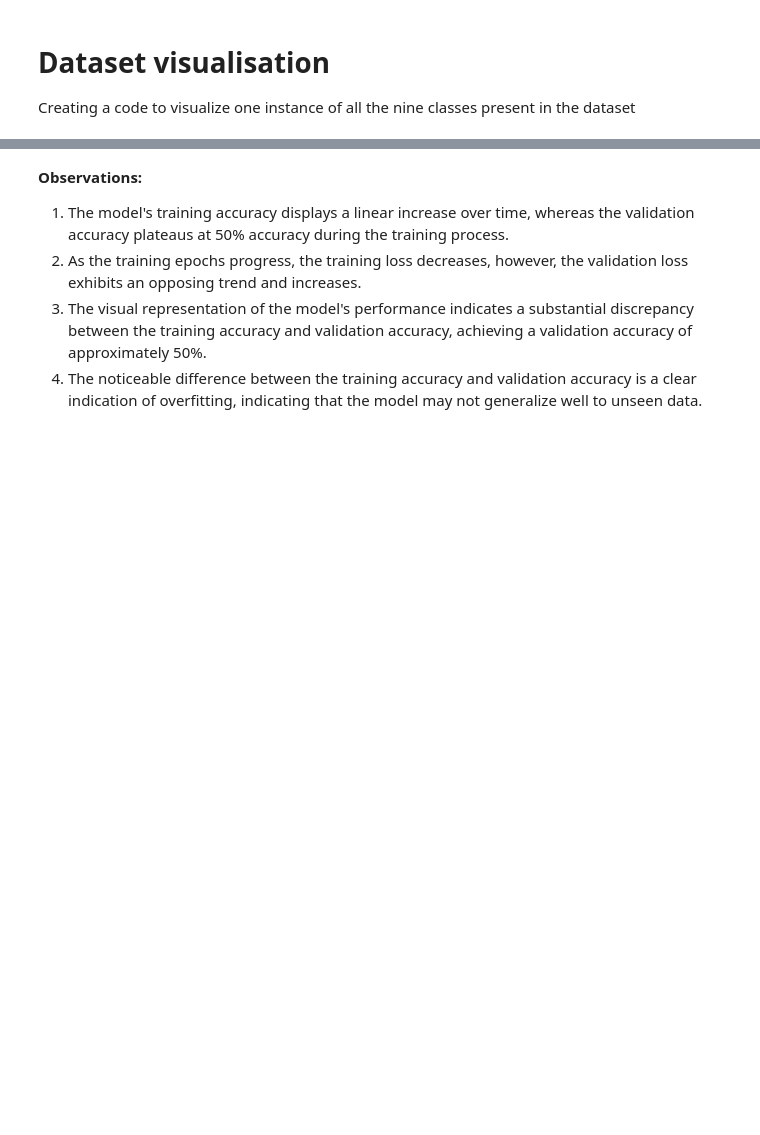
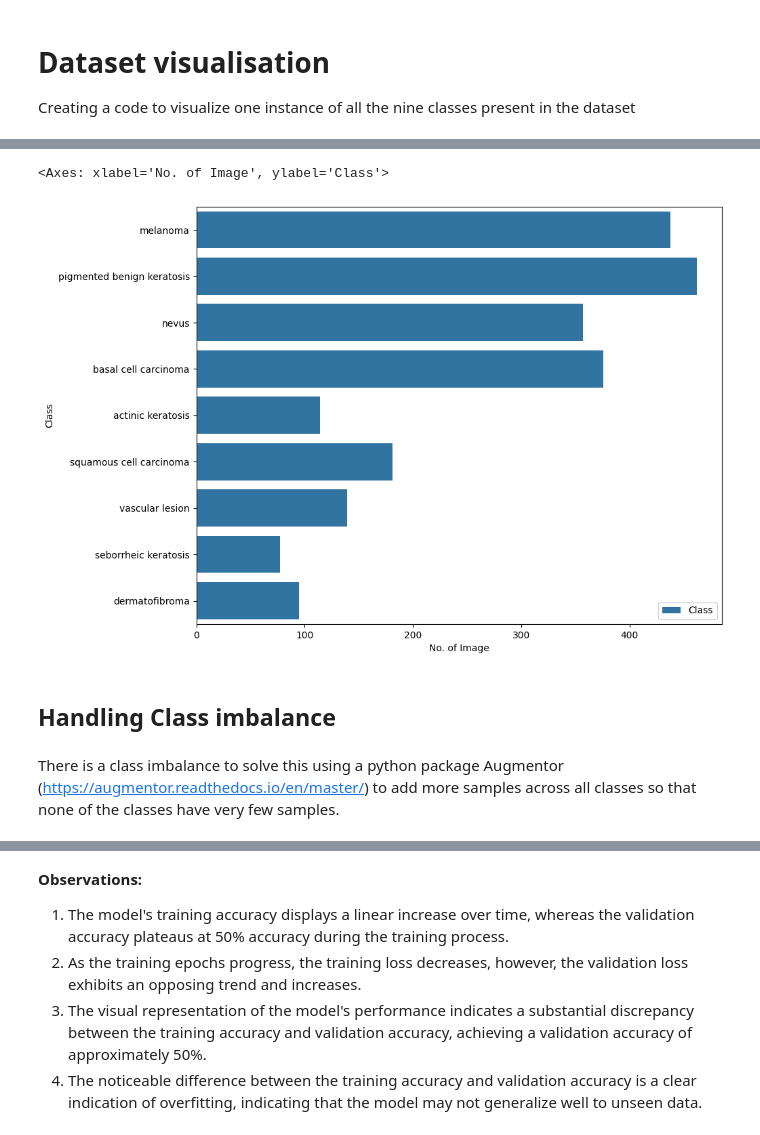
Before and after one commit to RamanPndy/Upgrad-Melanoma-Detection-Assignment, a Jupyter notebook: raman_pandey_nn.ipynb, the cells around one changed output, grey strips where cells are left out. Drawn from its saved outputs; the diff is of its cells as text; code cells hidden in the pictures; blank space fills up the shorter version.

```diff
--- a/raman_pandey_nn.ipynb
+++ b/raman_pandey_nn.ipynb
@@ -129,0 +146,18 @@ for i in range(len(class_names)):
+# %%
+def class_distribution_count(directory):
+    #count number of image in each classes
+    count= []
+    for path in pathlib.Path(directory).iterdir():
+        if path.is_dir():
+            count.append(len([name for name in os.listdir(path)
+                               if os.path.isfile(os.path.join(path, name))]))
+
+    #name of the classes
+    sub_directory = [name for name in os.listdir(directory)
+                    if os.path.isdir(os.path.join(directory, name))]
+
+    #return dataframe with image count and class.
+    return pd.DataFrame(list(zip(sub_directory,count)),columns =['Class', 'No. of Image'])
+# %%
+df = class_distribution_count(data_dir_train)
+df
@@ -129,0 +175,11 @@ for i in range(len(class_names)):
+# %%
+#Visualize the Number of image in each class.
+plt.figure(figsize=(10, 8))
+sns.barplot(x="No. of Image", y="Class", data=df, label="Class")
+# %% [output]
+<Axes: xlabel='No. of Image', ylabel='Class'>
+[figure, added]
+# %% [markdown]
+## Handling Class imbalance
+# %% [markdown]
+There is a class imbalance to solve this using a python package  Augmentor (https://augmentor.readthedocs.io/en/master/) to add more samples across all classes so that none of the classes have very few samples.
```
Also changed, not shown: parts of 68 cells of this notebook, 2 other files.
